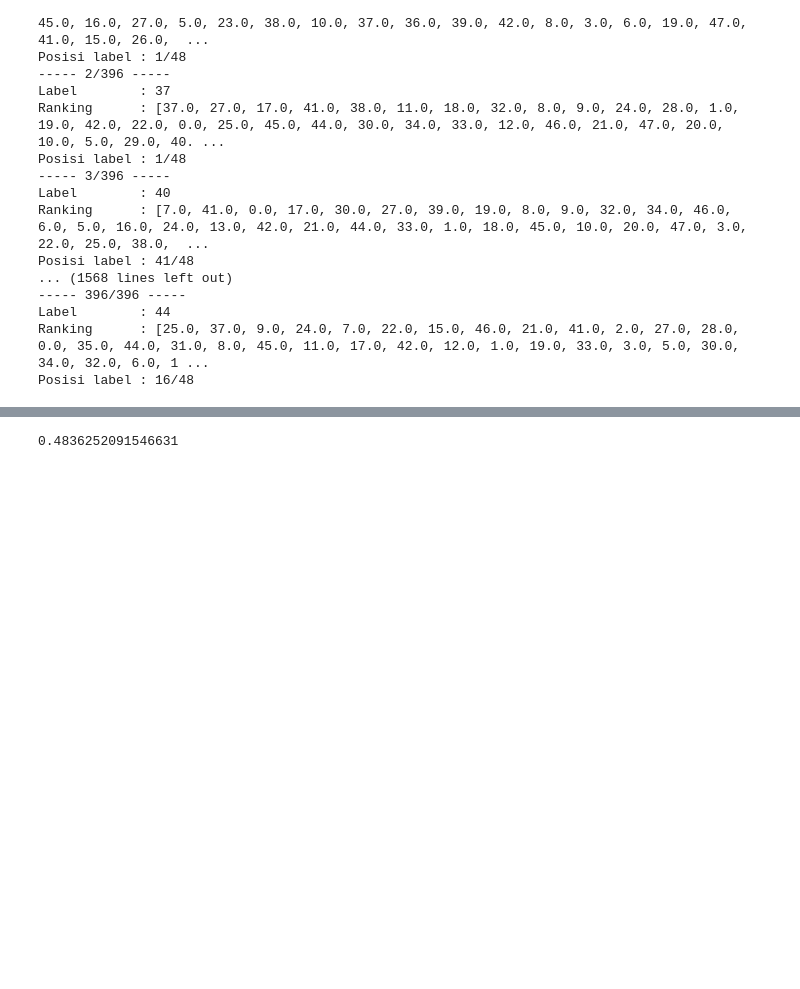
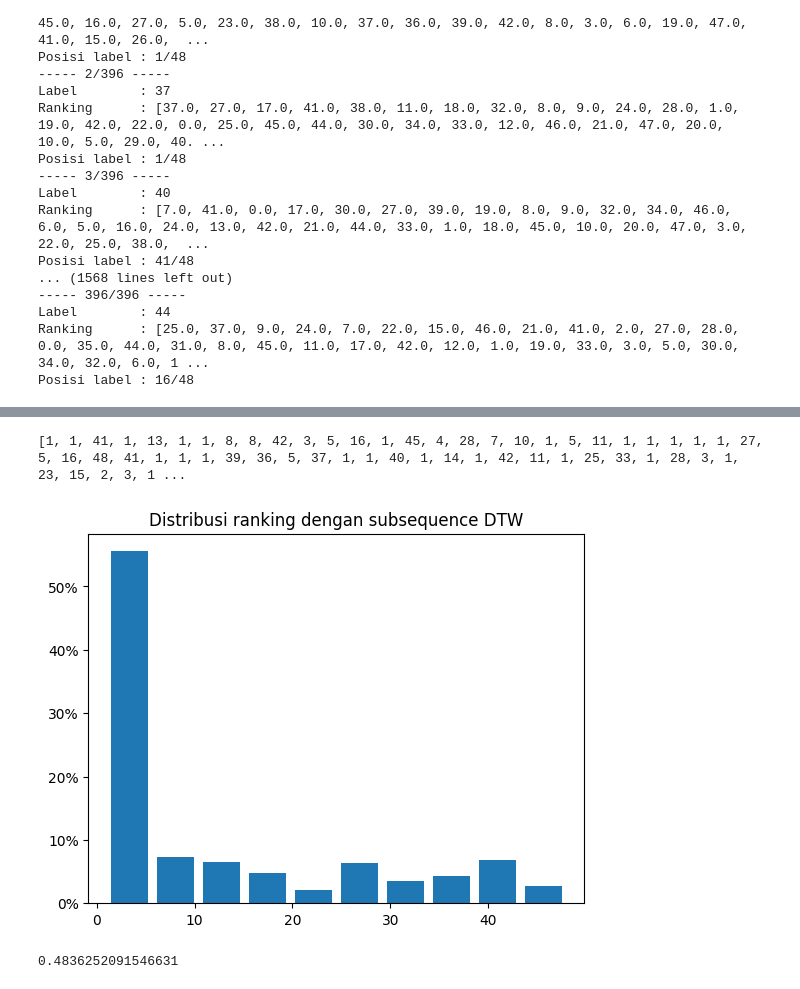
Before and after one commit to delishaandr/qbh-system, a Jupyter notebook: src/qbh_system.ipynb, the cells around one changed output, grey strips where cells are left out. Drawn from its saved outputs; the diff is of its cells as text; code cells hidden in the pictures; blank space fills up the shorter version.

```diff
--- a/src/qbh_system.ipynb
+++ b/src/qbh_system.ipynb
@@ -14,4 +16,4 @@ cur_path = os.path.abspath(os.path.dirname(''))
 ## Initialize Dataset
 # %%
 x_train, y_train, label_train, x_test, y_test, label_test, x_tune, y_tune, label_tune = buildTrainSet()
-print((x_test.shape, y_test.shape), '==>', len(label_test))
+midi, song_list = importMidiFiles()
@@ -20,3 +19,0 @@ print((x_test.shape, y_test.shape), '==>', len(label_test))
-# %%
-midi = importMidiFiles()
-print(len(midi))
@@ -53 +48,5 @@ print('shape:', y_pred.shape)
 shape: (396, 250, 13)
+# %%
+acc_lstm = CategoricalAccuracy()
+acc_lstm.update_state(y_test, y_pred)
+print('LSTM accuracy:', acc_lstm.result().numpy())
@@ -86,11 +87,13 @@ Hum 394/396
 Hum 395/396
 Hum 396/396
 # %%
+rank_list = []
 for i in range (len(ranks)):
     print('----- ' + str(i+1) + '/' + str(len(ranks)) + ' -----')
     print('Label        :', label_test[i])
     print('Ranking      :', ranks[i])
     print('Posisi label : '+ str(ranks[i].index(label_test[i]) + 1) + '/' + str(len(ranks[i])))
+    rank_list.append(ranks[i].index(label_test[i]) + 1)
 # %% [output]
 ----- 1/396 -----
 Label        : 34
@@ -112,3 +131,14 @@ Posisi label : 16/48
+# %%
+print(rank_list)
+# %% [output]
+[1, 1, 41, 1, 13, 1, 1, 8, 8, 42, 3, 5, 16, 1, 45, 4, 28, 7, 10, 1, 5, 11, 1, 1, 1, 1, 1, 27, 5, 16, 48, 41, 1, 1, 1, 39, 36, 5, 37, 1, 1, 40, 1, 14, 1, 42, 11, 1, 25, 33, 1, 28, 3, 1, 23, 15, 2, 3, 1 ...
+# %%
+plt.hist(rank_list, 10, rwidth=0.8, weights=np.ones(len(rank_list))/len(rank_list))
+plt.title('Distribusi ranking dengan subsequence DTW')
+plt.gca().yaxis.set_major_formatter(PercentFormatter(1,decimals=0))
+plt.show()
+# %% [output]
+[figure, added]
 # %%
 mrr = meanReciprocalRank(ranks, label_test)
 print(mrr)
```
Also changed, not shown: parts of 11 cells of this notebook, 5 other files.
